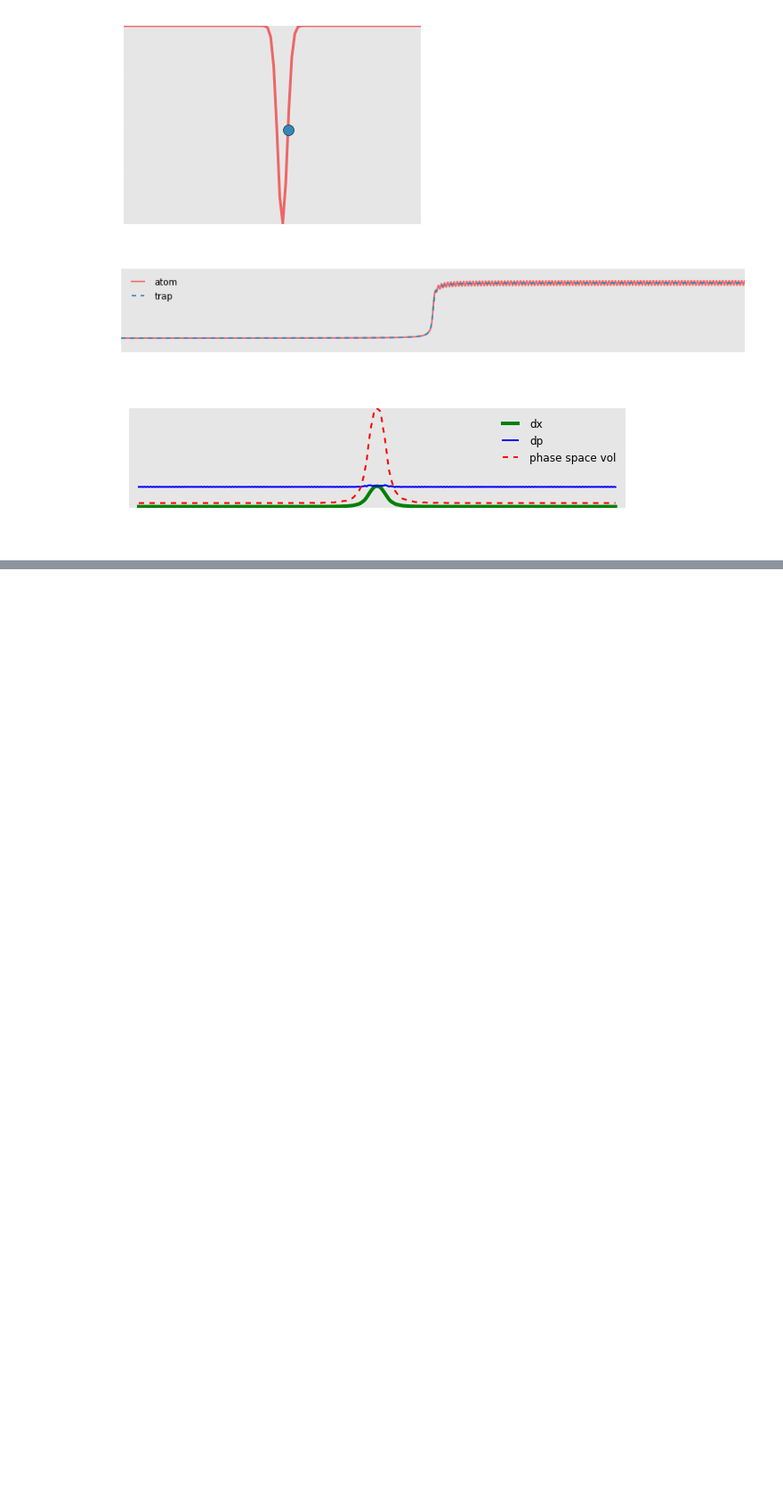
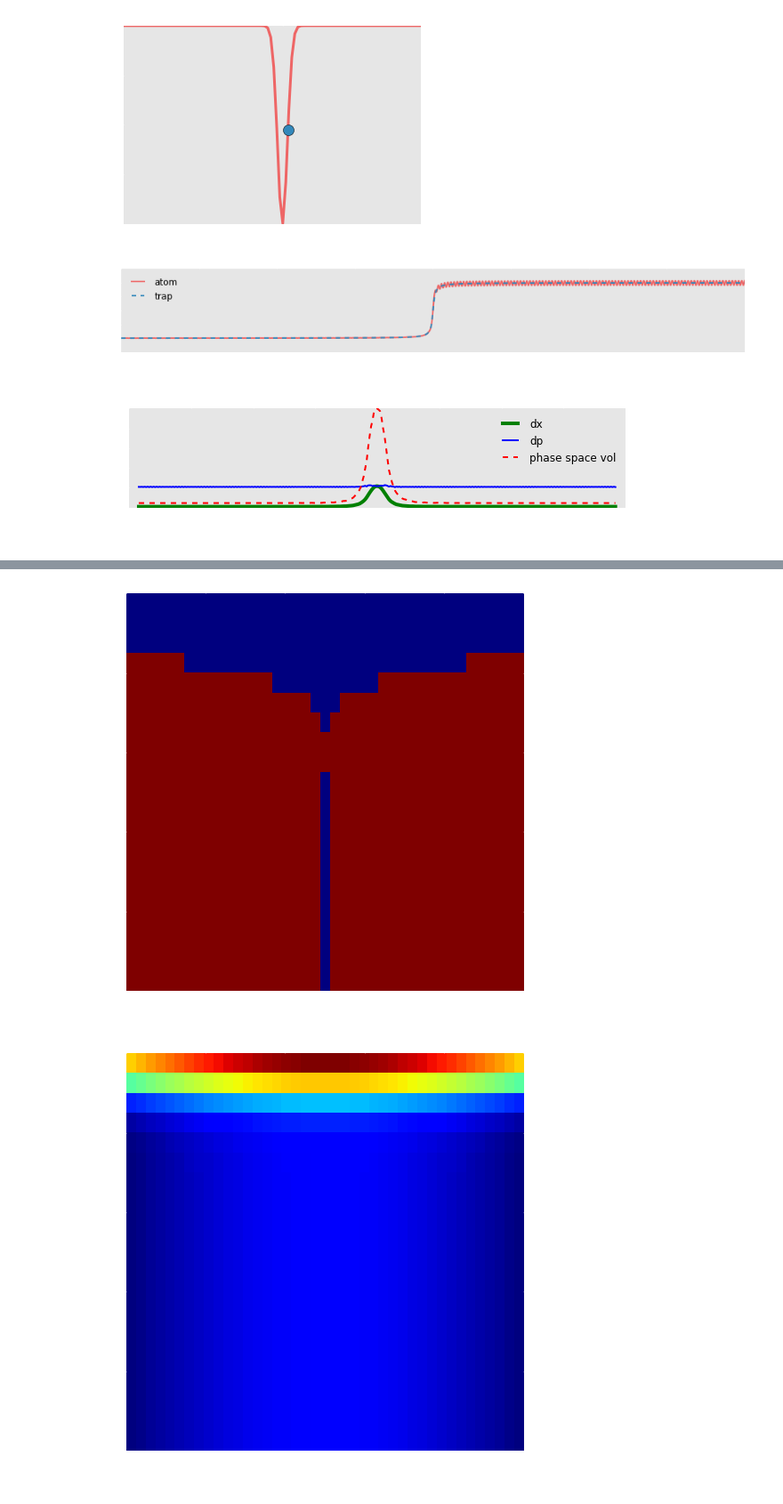
Before and after one commit to polnops/adiabatic_loading, a Jupyter notebook: tweezer_move.ipynb, the cells around one changed output, grey strips where cells are left out. Shown at 89% size. Drawn from its saved outputs; the diff is of its cells as text; code cells hidden in the pictures; blank space fills up the shorter version.

Commit message:
ran loss curve with moving, fixed frequency

```diff
--- a/tweezer_move.ipynb
+++ b/tweezer_move.ipynb
@@ -224,0 +276,7 @@ adia.adiabaticityMap()
+# %%
+therm = ThermalLoss()
+kT = np.linspace(10,200,20)
+loss = therm.thermalLoss(x_max = 10, p_max = 10, kT = kT)
+# %% [output]
+[figure, added]
+[figure, added]
```
Also changed, not shown: parts of 4 cells of this notebook.
